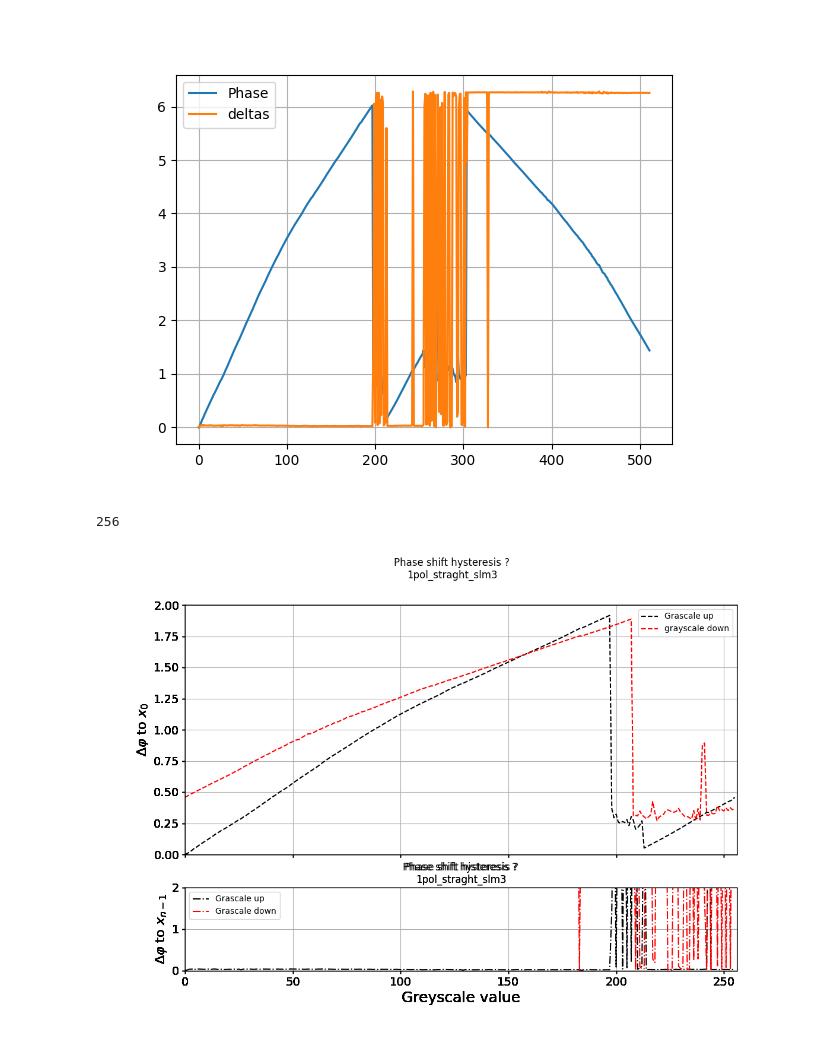
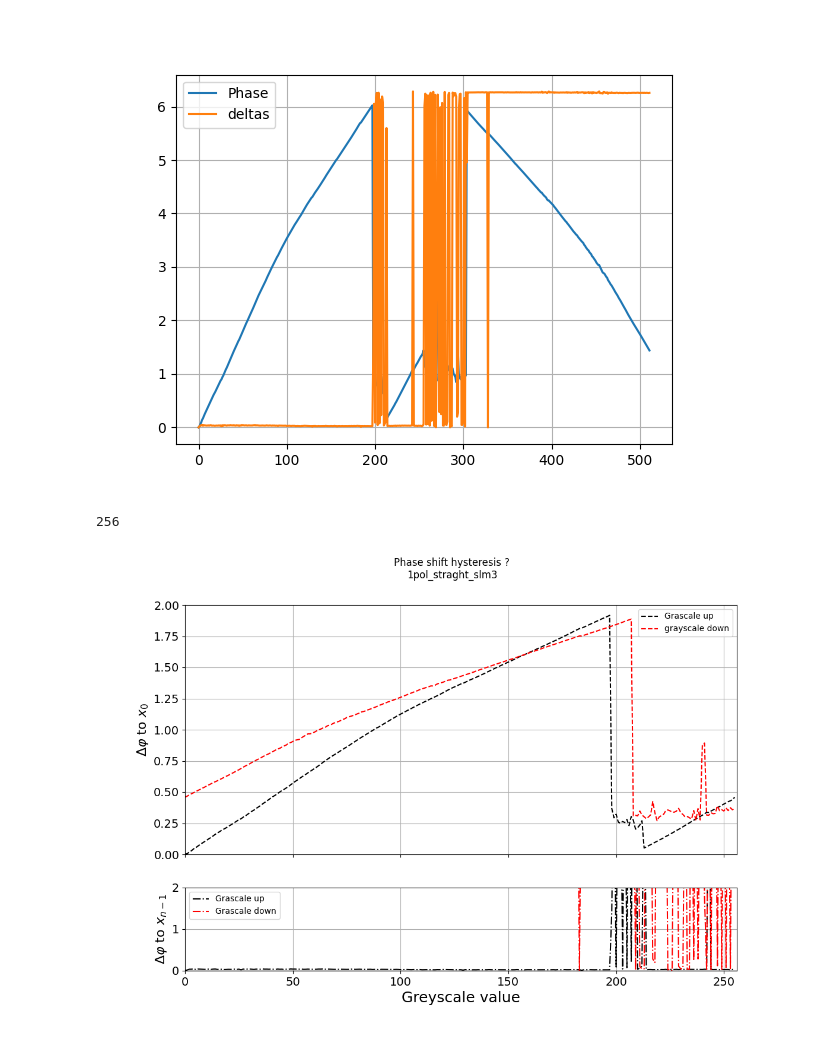
Before and after one commit to HumbertDominique/SLM_display, a Jupyter notebook: calibration/processing.ipynb, the cells around one changed output. Cells and saved outputs as stored; diff of their text form; code cells hidden in the pictures.

```diff
--- a/calibration/processing.ipynb
+++ b/calibration/processing.ipynb
@@ -257,40 +257,40 @@ deltas_down = np.flip(deltas[256:512])
 
 
 
-
+fig = plt.figure(figsize=(12,8))
 gs = fig.add_gridspec(2, 1, height_ratios=[3, 1], hspace=0.2)
 ax1 = fig.add_subplot(gs[0])
 ax2 = fig.add_subplot(gs[1], sharex=ax1)
 
 
 ax1.plot(x1,phases_up/np.pi, '--k', label = "Grascale up")
 ax1.plot(x1,phases_down/np.pi, '--r', label = "grayscale down")
 ax1.set_ylabel("$\Delta \\varphi$ to $x_0$", fontsize=16)
 ax1.tick_params(axis='both', labelsize=14)
 ax1.tick_params(axis='x', labelbottom=False)
 ax1.set_ylim([0,2])
 ax1.grid()
 ax1.legend()
 
 ax2.plot(x1, deltas_up, '-.k', label = "Grascale up")
 ax2.plot(x1, deltas_down, '-.r', label = "Grascale down")
 
 ax2.axhline(0, color='k', linewidth=1)
 ax2.set_ylabel("$\Delta \\varphi$ to $x_{n-1}$", fontsize=16)
 ax2.set_xlabel("Greyscale value", fontsize=18)
 ax2.tick_params(axis='both', labelsize=14)
 ax2.set_ylim([0,2])
 ax2.set_xlim([0,N//2])
 ax2.grid()
 
 plt.legend()
 
 plt.suptitle("Phase shift hysteresis ?\n1pol_straght_slm3")
 plt.tight_layout()
 plt.show()
 # %% [output]
 256
-[figure, old version]
+[figure, new version]
 # %%
 print(np.max(phases)/(np.pi))
 # %%
```
Also changed, not shown: 4 other files.
